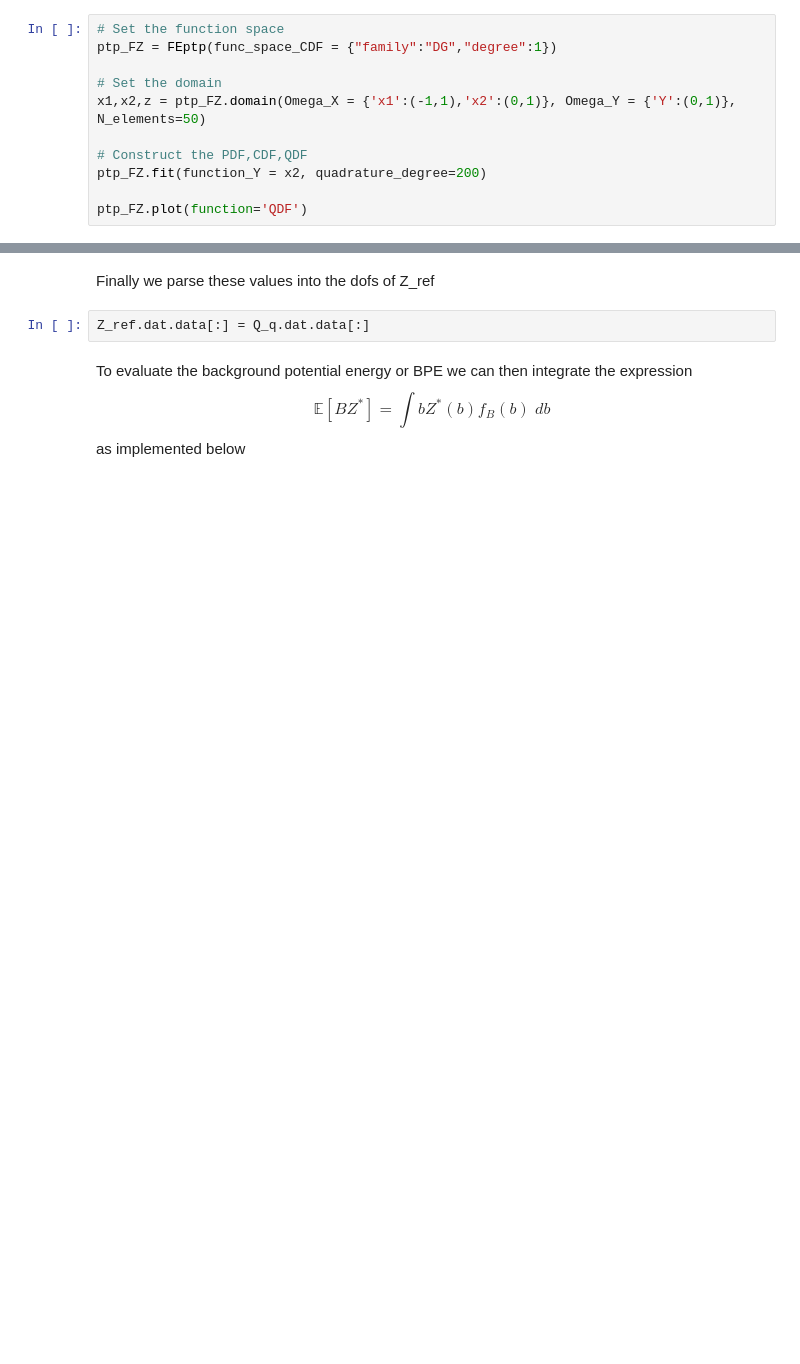
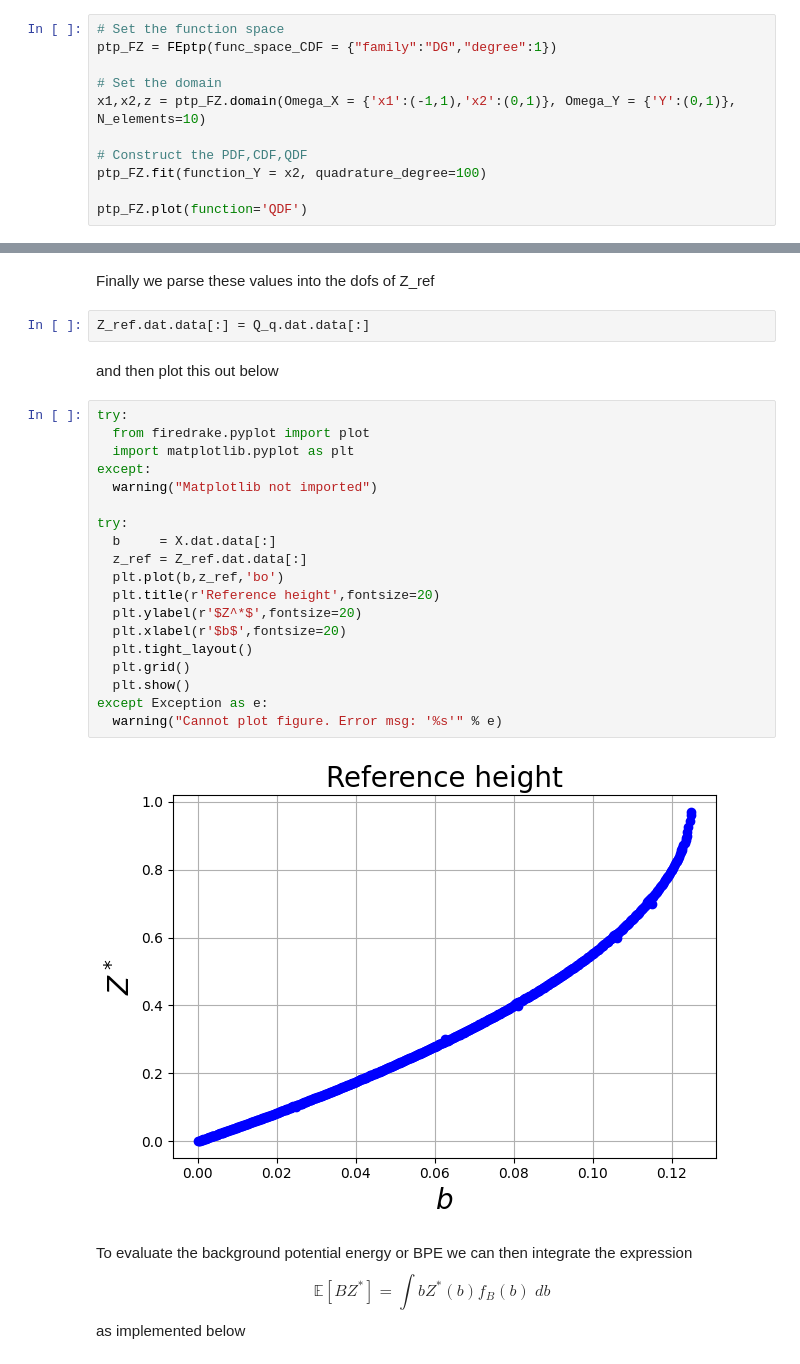
Before and after one commit to D-stratify/Numdf, a Jupyter notebook: Part3_APE_Calculation.ipynb, the cells around one changed output, grey strips where cells are left out. Drawn from its saved outputs; the diff is of its cells as text; blank space fills up the shorter version.

```diff
--- a/Part3_APE_Calculation.ipynb
+++ b/Part3_APE_Calculation.ipynb
@@ -55,10 +75,10 @@ To obtain the QDF of the co-ordinate field $Z$ we follow a similar procedure. Sp
 ptp_FZ = FEptp(func_space_CDF = {"family":"DG","degree":1})
 
 # Set the domain
-x1,x2,z = ptp_FZ.domain(Omega_X = {'x1':(-1,1),'x2':(0,1)}, Omega_Y = {'Y':(0,1)}, N_elements=50)
+x1,x2,z = ptp_FZ.domain(Omega_X = {'x1':(-1,1),'x2':(0,1)}, Omega_Y = {'Y':(0,1)}, N_elements=10)
 
 # Construct the PDF,CDF,QDF
-ptp_FZ.fit(function_Y = x2, quadrature_degree=200)
+ptp_FZ.fit(function_Y = x2, quadrature_degree=100)
 
 ptp_FZ.plot(function='QDF')
 # %% [output]
@@ -112,6 +131,29 @@ Q_q = assemble(interpolate(ptp_FZ.Q, P0DG))
 Finally we parse these values into the dofs of Z_ref
 # %%
 Z_ref.dat.data[:] = Q_q.dat.data[:]
+# %% [markdown]
+and then plot this out below
+# %%
+try:
+  from firedrake.pyplot import plot
+  import matplotlib.pyplot as plt
+except:
+  warning("Matplotlib not imported")
+
+try:
+  b     = X.dat.data[:]
+  z_ref = Z_ref.dat.data[:]
+  plt.plot(b,z_ref,'bo')
+  plt.title(r'Reference height',fontsize=20)
+  plt.ylabel(r'$Z^*$',fontsize=20)
+  plt.xlabel(r'$b$',fontsize=20)
+  plt.tight_layout()
+  plt.grid()
+  plt.show()
+except Exception as e:
+  warning("Cannot plot figure. Error msg: '%s'" % e)
+# %% [output]
+[figure, added]
 # %% [markdown]
 To evaluate the background potential energy or BPE we can then integrate the expression
 \begin{equation}
```
Also changed, not shown: parts of 6 cells of this notebook, 4 other files.
